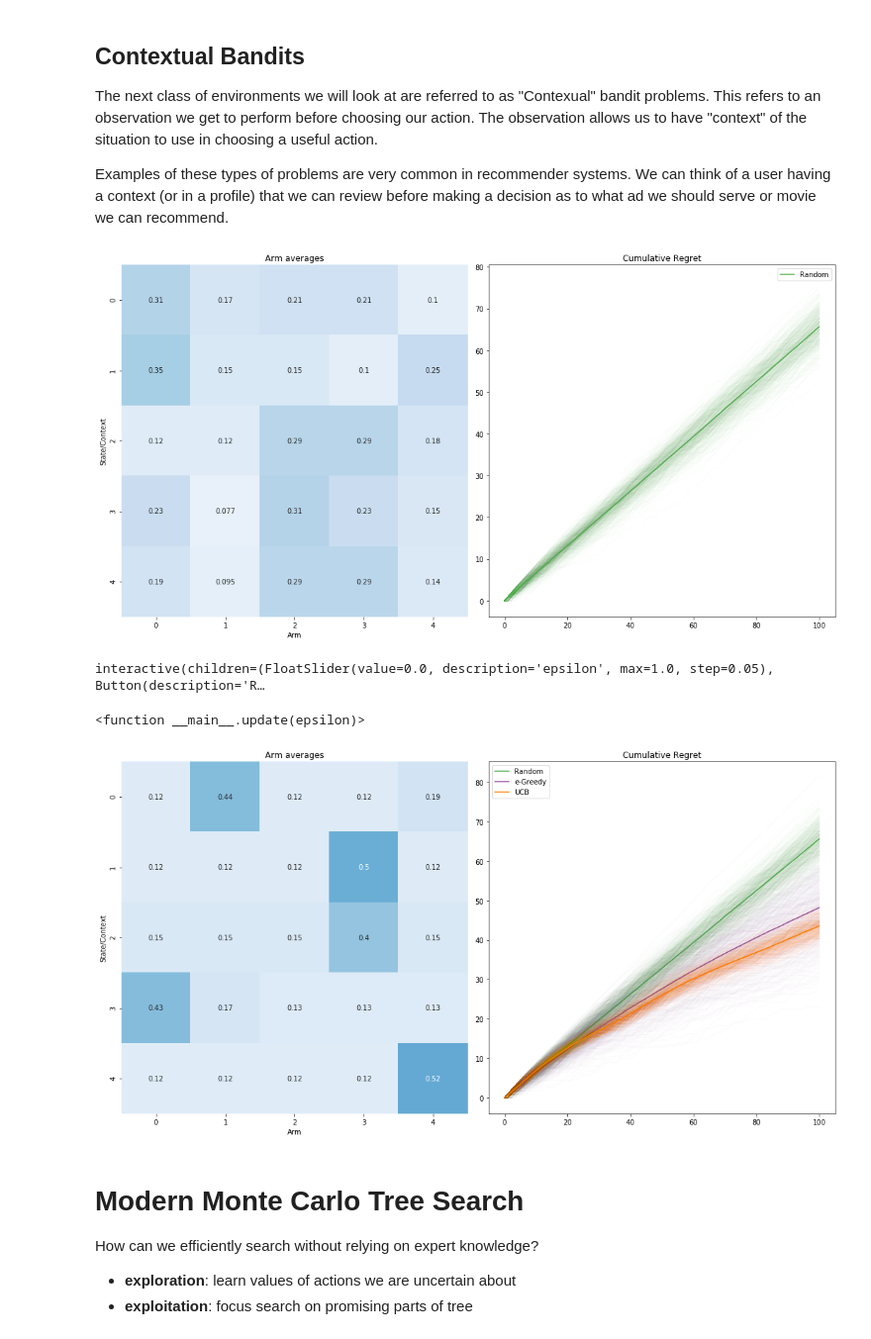
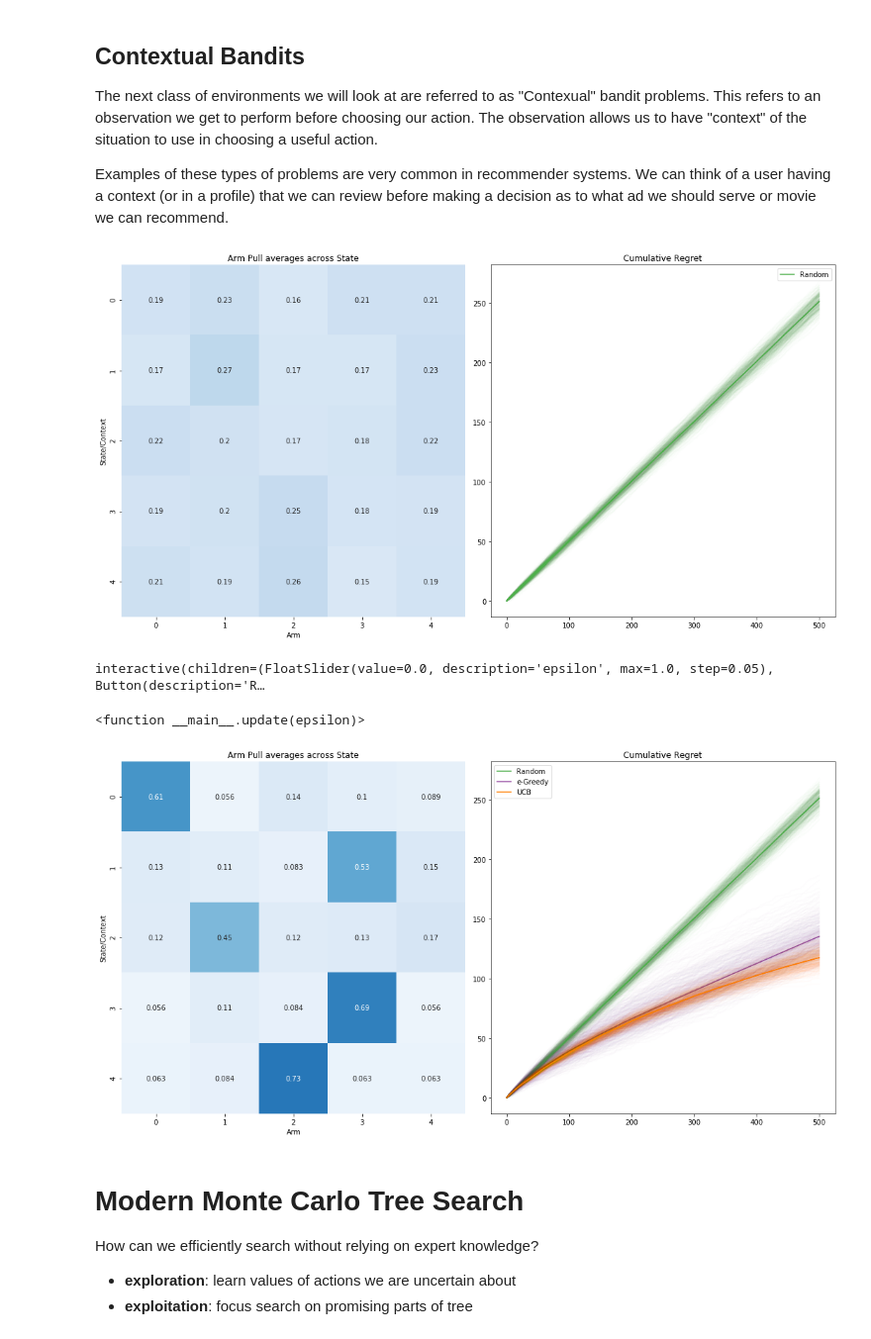
Before and after one commit to Lukeroberto/learning_to_search, a Jupyter notebook: session_1/tree_search.ipynb, the cells around one changed output. Shown at 99% size. Saved outputs shown, nothing was run; the diff lists cells and outputs as text; code cells hidden in the pictures.

Commit message:
updated text for bandits

```diff
--- a/session_1/tree_search.ipynb
+++ b/session_1/tree_search.ipynb
@@ -275,15 +305,18 @@ def press(button):
 buttons = widgets.HBox(buttons)
 display(buttons)
 # %%
-import numpy as np
+"""
+Similar as before, using no exploitation gives good coverage across the state/action space.
 
-from envs.context_bandit import *
-from utils import *
+Note: the heat map on the left is normalized by row to show what the pulls were across all states.
+"""
 
 n_steps = 100
 n_trials = 500
 n_arms = 5
 n_states = 5
+
+n_steps *= n_states # more states dilutes each interaction
 # state_probs = np.array([[0.1, 0.9], [0.9, 0.1]])
 state_probs = get_state_probs(n_states, n_arms)
 config = {
@@ -300,5 +333,5 @@ random = run_simulation(random_selection, env, n_steps=n_steps, n_trials=n_trial
 plot_contextual_simulation([random[1]], random[0], env)
 plt.show()
 # %% [output]
-[figure, old version]
+[figure, new version]
 # %%
@@ -323,16 +360,19 @@ interact_manual(update, epsilon=widgets.FloatSlider(min=0, max=1, step=0.05))
 interactive(children=(FloatSlider(value=0.0, description='epsilon', max=1.0, step=0.05), Button(description='R…
 <function __main__.update(epsilon)>
 # %%
+"""
+As with the other solutions we can simply construct similar estimates as the standard bandit problem, but now stateful.
+"""
 def ucb_selection(env):
     ucb = np.sqrt((2 * np.log(env.visits[env.state, :].sum())) / env.visits[env.state, :])
     mod_avgs = env.arm_avgs(env.state) + ucb
     return np.argmax(mod_avgs)
 
 ucb = run_simulation(ucb_selection, env, n_steps=n_steps, n_trials=n_trials)
 plot_contextual_simulation([random[1], egreedy[1], ucb[1]], ucb[0], env)
 plt.show()
 # %% [output]
-[figure, old version]
+[figure, new version]
 # %% [markdown]
 # Modern Monte Carlo Tree Search
 
```
Also changed, not shown: parts of 15 cells of this notebook, 2 other files.
